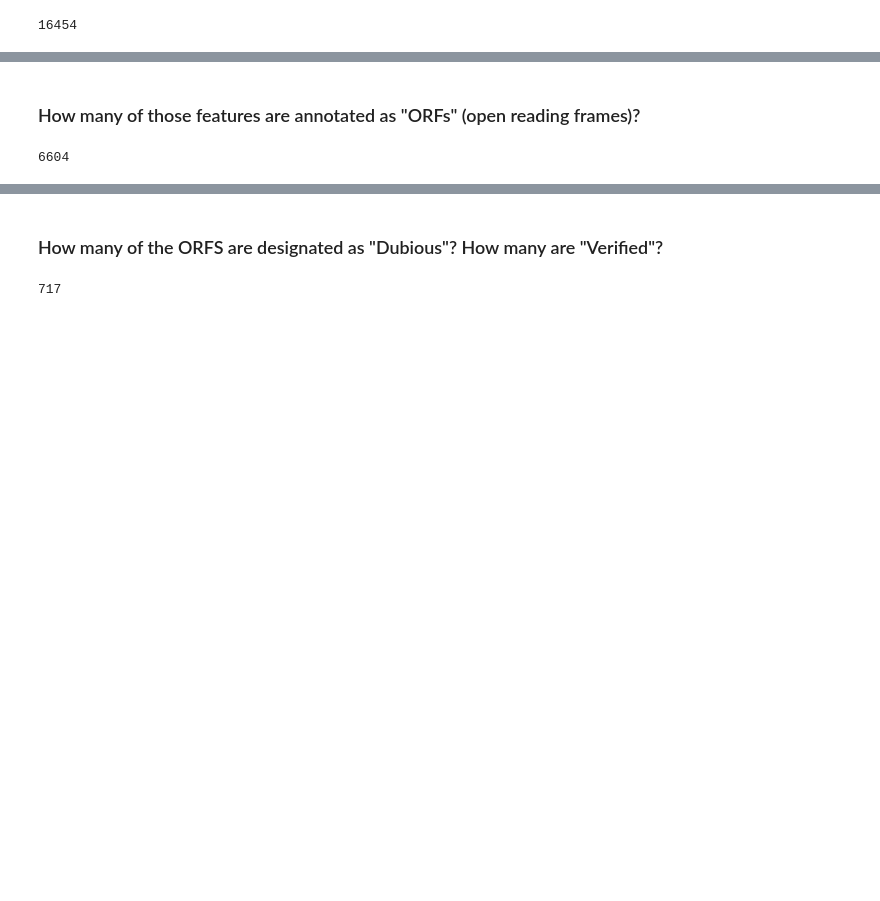
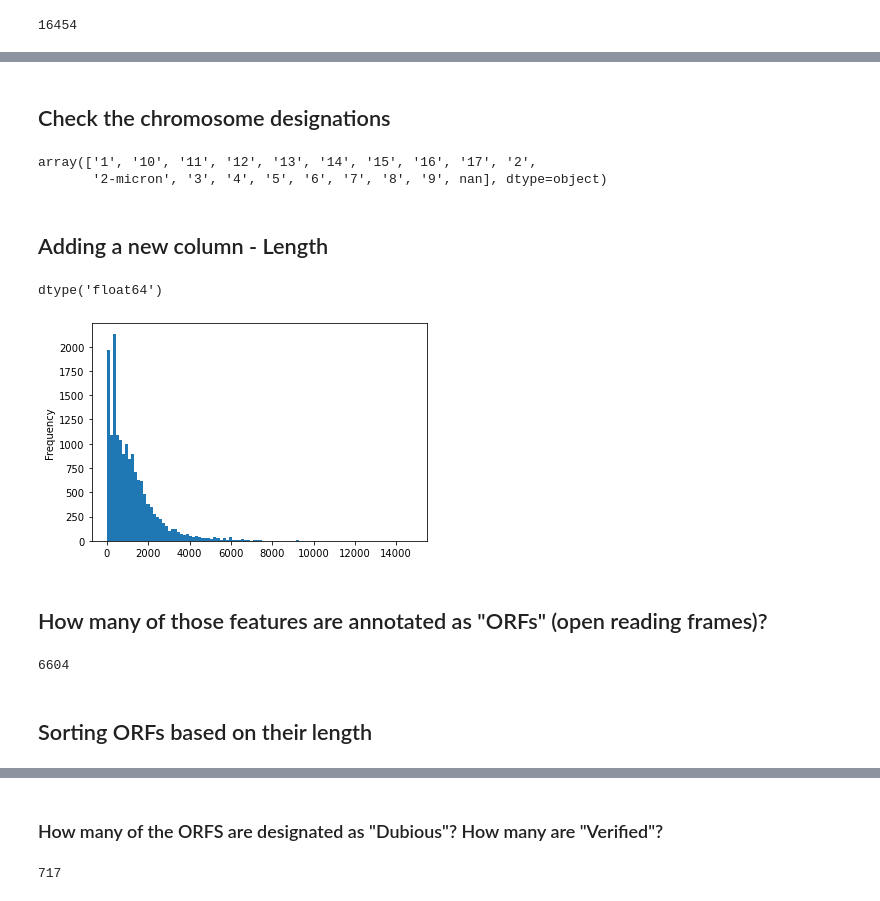
Before and after one commit to bio208fs-class/bio208fs-lecture, a Jupyter notebook: notebooks/class07-live-coding.ipynb, the cells around one changed output, grey strips where cells are left out. Cells and saved outputs as stored; diff of their text form; code cells hidden in the pictures; blank space fills up the shorter version.

```diff
--- a/notebooks/class07-live-coding.ipynb
+++ b/notebooks/class07-live-coding.ipynb
@@ -113 +116,10 @@ features.shape[0]
+# %% [markdown]
+## Check the chromosome designations
+# %%
+features.Chromosome.unique()
+# %% [output]
+array(['1', '10', '11', '12', '13', '14', '15', '16', '17', '2',
+       '2-micron', '3', '4', '5', '6', '7', '8', '9', nan], dtype=object)
+# %% [markdown]
+## Adding a new column - Length
 # %%
@@ -114,8 +127,20 @@ features.shape[0]
 features["Length"] = np.abs(features.Stop - features.Start)
+# %%
+features.Length.dtype
+# %% [output]
+dtype('float64')
+# %%
+# create a histogram showing distribution of lengths of features
+features.Length.plot.hist(bins=100)
+pass
+# %% [output]
+[figure, added]
 # %% [markdown]
-### How  many of those features are annotated as "ORFs" (open reading frames)?
+## How  many of those features are annotated as "ORFs" (open reading frames)?
 # %%
 orfs = features[features.Type == "ORF"]
 len(orfs)
 # %% [output]
 6604
+# %% [markdown]
+## Sorting ORFs based on their length
```
Also changed, not shown: parts of 62 cells of this notebook.
